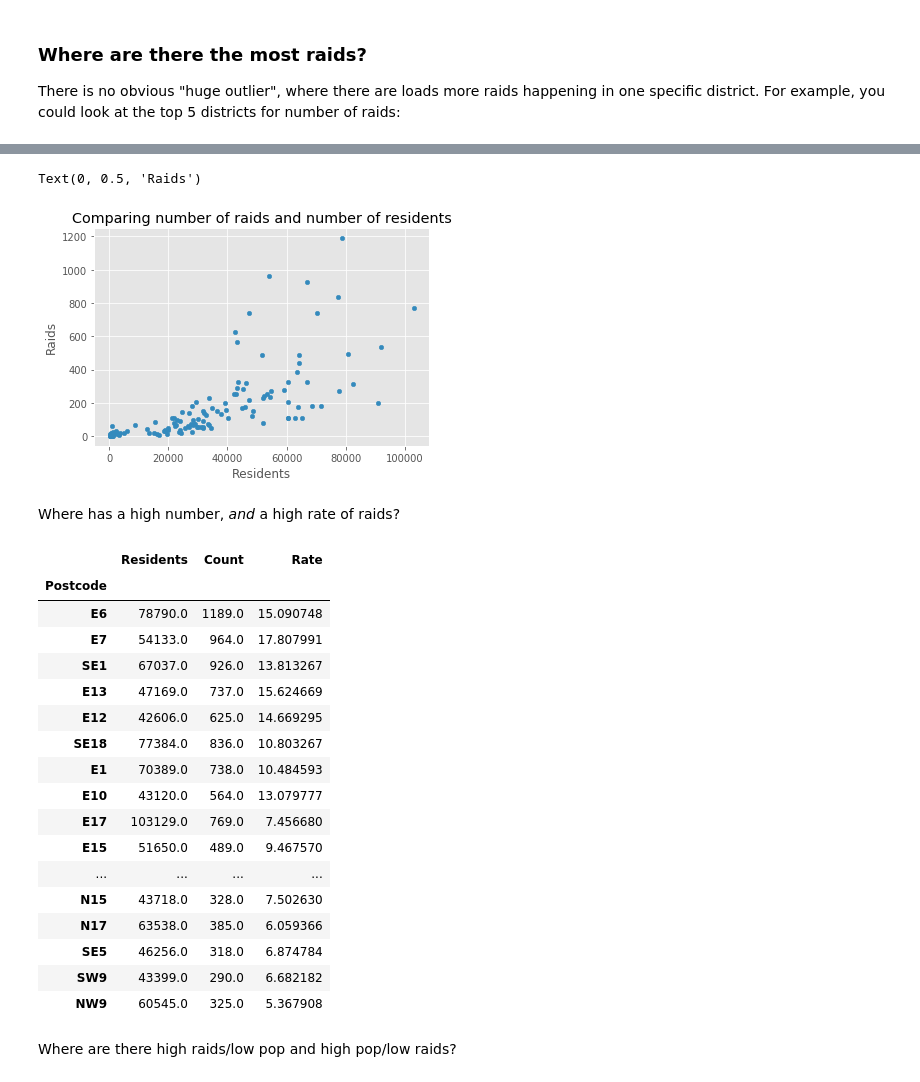
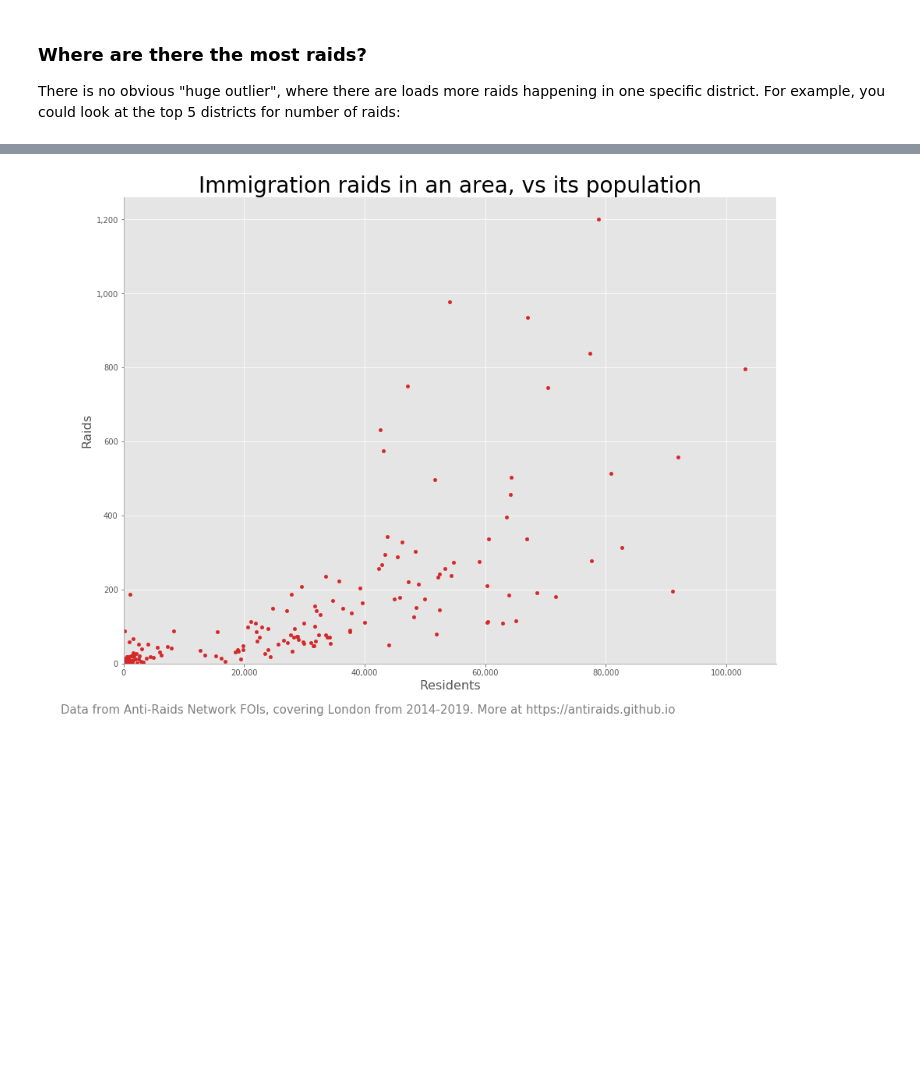
Before and after one commit to antiraids/london-immigration-raids-map, a Jupyter notebook: TellingTheStory.ipynb, the cells around one changed output, grey strips where cells are left out. Cells and saved outputs as stored; diff of their text form; code cells hidden in the pictures; blank space fills up the shorter version.

```diff
--- a/TellingTheStory.ipynb
+++ b/TellingTheStory.ipynb
@@ -23,10 +13,27 @@ We put in Freedom Of Information (FOI) requests to **??**, to detail on raids ov
 # %%
 import pandas as pd
 import matplotlib.pyplot as plt; plt.style.use('ggplot')
+import matplotlib.ticker as mtick
+from matplotlib.colors import Normalize as nlz
+import seaborn as sns
+import numpy as np
 
 first_yr = 2014
-last_yr = 2018
+last_yr = 2019
 yr_range = str(first_yr) + '-' + str(last_yr)
+# %%
+plt.rcParams['figure.figsize'] = (15, 11)
+plt.rcParams['axes.titlesize'] = 28
+plt.rcParams['axes.labelsize'] = 16
+plt.rcParams['axes.edgecolor'] = '#A9A9A9'
+plt.rcParams['axes.spines.top'] = False
+plt.rcParams['axes.spines.right'] = False
+plt.rcParams['savefig.transparent'] = True
+
+watermark_str = "Data from Anti-Raids Network FOIs, covering London from {}. More at https://antiraids.github.io"
+watermark_str = watermark_str.format(yr_range)
+red = '#d62728'
+brown = '#8c564b'
 # %% [markdown]
 ### Are there more raids in some areas than others?
 # %%
@@ -83,37 +95,16 @@ But practically, it's skewed because some districts are bigger than others. Ther
 # %%
-raid_popn = pd.read_csv('Data\\PopnRaidsRate.csv', index_col=['Postcode'])
+raid_popn = pd.read_csv('AmendedData\\PopnRaidsRate.csv', index_col=['Postcode'])
 # print(raid_popn)
-raid_popn.plot.scatter('Residents', 'Count')
-plt.title('Comparing number of raids and number of residents')
+ax = raid_popn.plot.scatter('Residents', 'Count', color=red)
+plt.title('Immigration raids in an area, vs its population')
 plt.ylabel('Raids')
+plt.annotate(watermark_str, (0.03, 0.03), xycoords='figure fraction', color='grey', fontsize=15)
+plt.xlim(0)
+plt.ylim(0)
+thou_fmt = mtick.StrMethodFormatter('{x:,.0f}')
+ax.xaxis.set_major_formatter(thou_fmt)
+ax.yaxis.set_major_formatter(thou_fmt)
+plt.savefig('Outputs\\Raids_vs_residents.png')
 # raid_popn.corr().loc['Count', 'Residents'] ~= 0.7
 # %% [output]
-Text(0, 0.5, 'Raids')
-[figure, old version]
+[figure, new version]
-# %% [markdown]
-Where has a high number, _and_ a high rate of raids?
-# %%
-raid_popn['Scale'] = raid_popn['Count'] * raid_popn['Rate']
-raid_popn.sort_values('Scale', ascending=False).head(20)[['Residents', 'Count', 'Rate']]
-# Idea: display as a map - a diverging/diverging map
-# %% [output]
-|  | Residents | Count | Rate |
-| Postcode |  |  |  |
-| E6 | 78790.0 | 1189.0 | 15.090748 |
-| E7 | 54133.0 | 964.0 | 17.807991 |
-| SE1 | 67037.0 | 926.0 | 13.813267 |
-| E13 | 47169.0 | 737.0 | 15.624669 |
-| E12 | 42606.0 | 625.0 | 14.669295 |
-| SE18 | 77384.0 | 836.0 | 10.803267 |
-| E1 | 70389.0 | 738.0 | 10.484593 |
-| E10 | 43120.0 | 564.0 | 13.079777 |
-| E17 | 103129.0 | 769.0 | 7.456680 |
-| E15 | 51650.0 | 489.0 | 9.467570 |
-| ... | ... | ... | ... |
-| N15 | 43718.0 | 328.0 | 7.502630 |
-| N17 | 63538.0 | 385.0 | 6.059366 |
-| SE5 | 46256.0 | 318.0 | 6.874784 |
-| SW9 | 43399.0 | 290.0 | 6.682182 |
-| NW9 | 60545.0 | 325.0 | 5.367908 |
-# %% [markdown]
-Where are there high raids/low pop and high pop/low raids?
```
Also changed, not shown: parts of 48 cells of this notebook, 1 other file.
